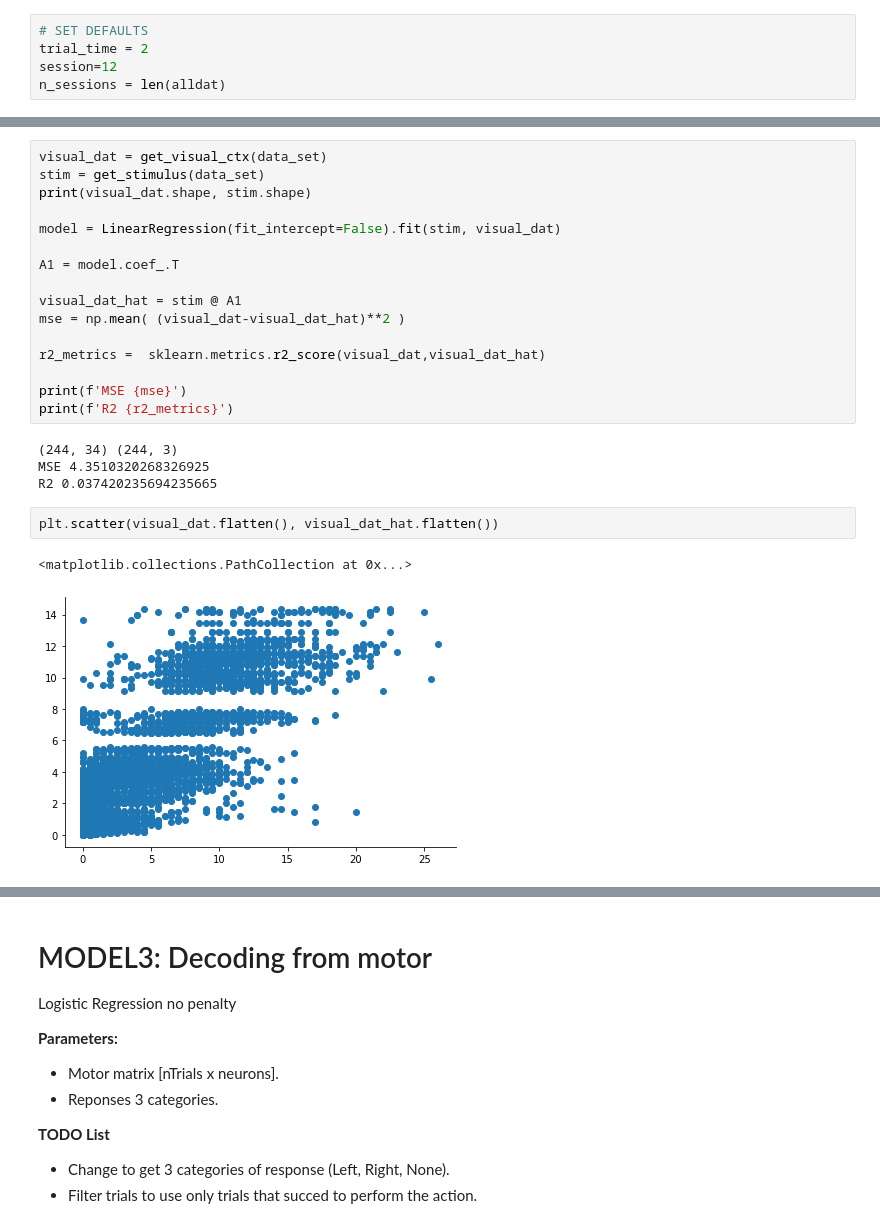
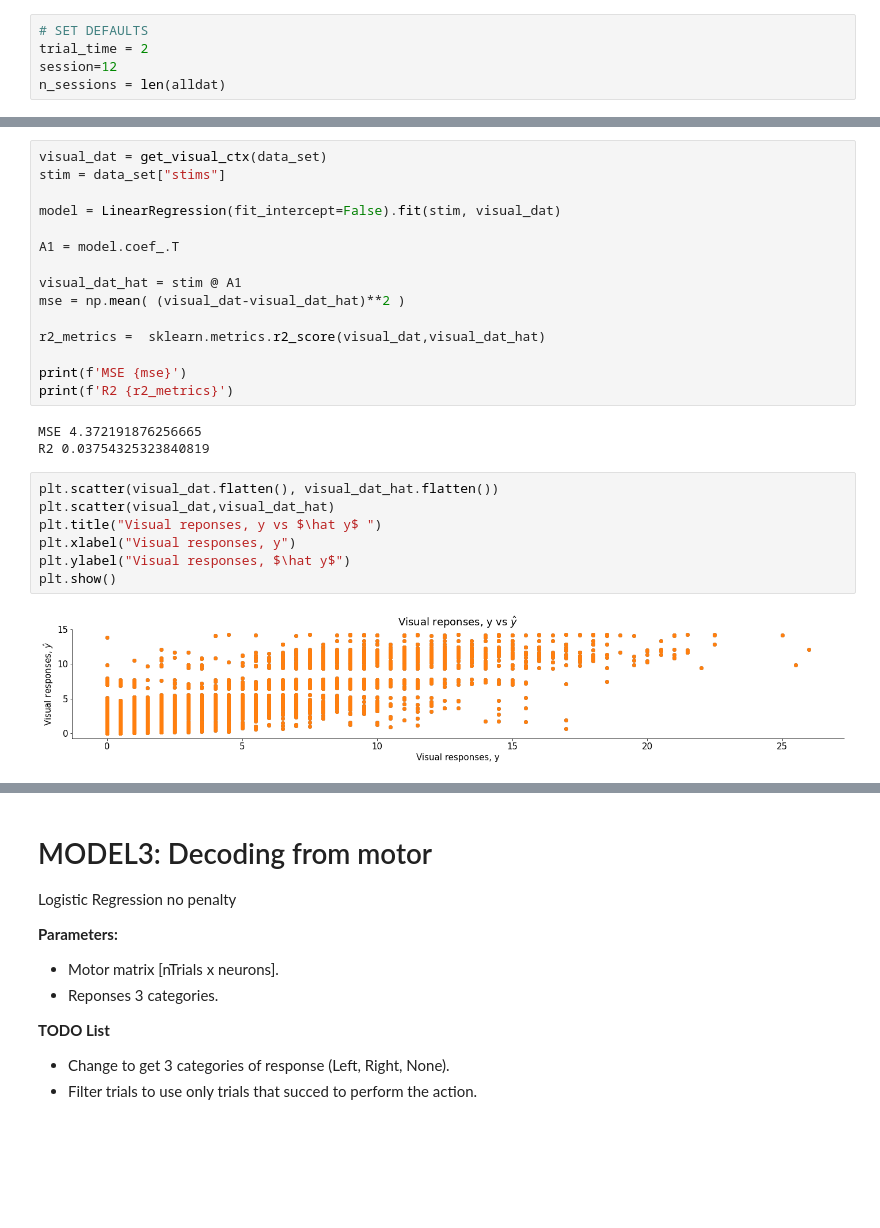
Before and after one commit to mgonzal1/nma_wombat_connectivy_project, a Jupyter notebook: connectivity.ipynb, the cells around one changed output, grey strips where cells are left out. Cells and saved outputs as stored; diff of their text form; blank space fills up the shorter version.

```diff
--- a/connectivity.ipynb
+++ b/connectivity.ipynb
@@ -225,8 +274,7 @@ Testing with k-fold cross-validation
 *   Test with more sessions, the MSE decrease?
 # %%
 visual_dat = get_visual_ctx(data_set)
-stim = get_stimulus(data_set)
-print(visual_dat.shape, stim.shape)
+stim = data_set["stims"]
 
 model = LinearRegression(fit_intercept=False).fit(stim, visual_dat)
 
@@ -240,14 +288,17 @@ r2_metrics =  sklearn.metrics.r2_score(visual_dat,visual_dat_hat)
 print(f'MSE {mse}')
 print(f'R2 {r2_metrics}')
 # %% [output]
-(244, 34) (244, 3)
-MSE 4.3510320268326925
-R2 0.037420235694235665
+MSE 4.372191876256665
+R2 0.03754325323840819
-# %%
-plt.scatter(visual_dat.flatten(), visual_dat_hat.flatten())
-# %% [output]
-<matplotlib.collections.PathCollection at 0x...>
-[figure, removed]
+# %%
+plt.scatter(visual_dat.flatten(), visual_dat_hat.flatten())
+plt.scatter(visual_dat,visual_dat_hat)
+plt.title("Visual reponses, y vs $\hat y$ ")
+plt.xlabel("Visual responses, y")
+plt.ylabel("Visual responses, $\hat y$")
+plt.show()
+# %% [output]
+[figure, added]
 # %%
 n_visual_dat = np.zeros(visual_dat.shape[1])
 n_visual_dat_hat = np.zeros(visual_dat.shape[1])
```
Also changed, not shown: parts of 10 cells of this notebook.
